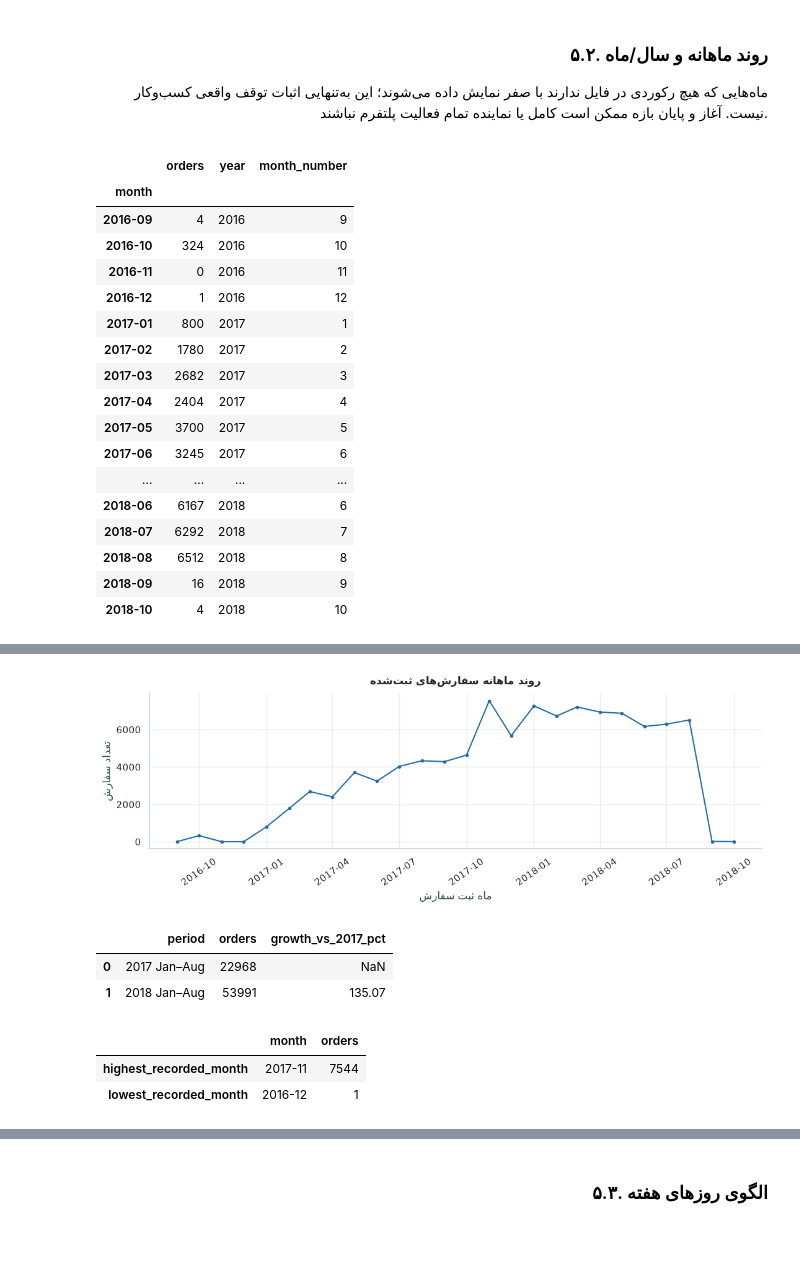
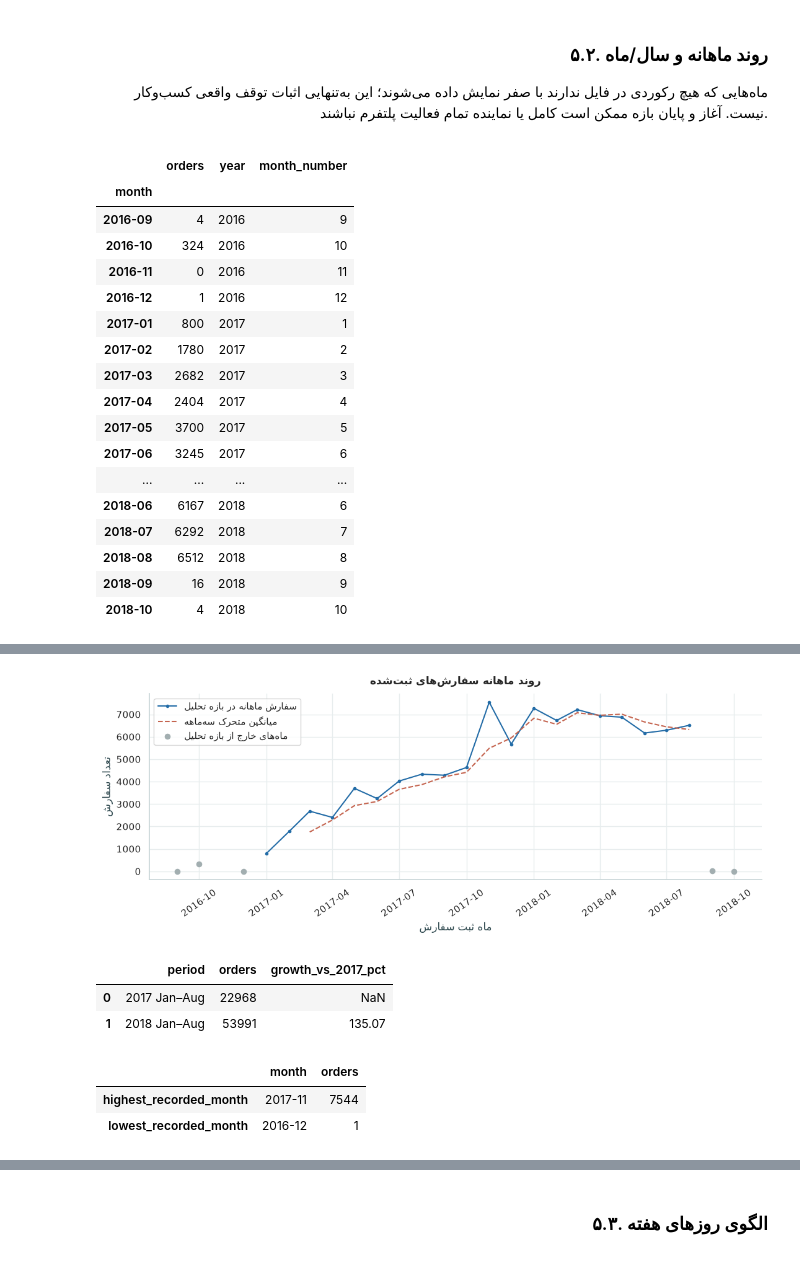
Before and after one commit to arashalidadi/olist-pro, a Jupyter notebook: olist_analysis.ipynb, the cells around one changed output, grey strips where cells are left out. Saved outputs shown, nothing was run; the diff lists cells and outputs as text; code cells hidden in the pictures.

```diff
--- a/olist_analysis.ipynb
+++ b/olist_analysis.ipynb
@@ -107,6 +107,7 @@ python -m pip install jupyter pandas numpy matplotlib "seaborn>=0.13" arabic-res
 from pathlib import Path
 
 import matplotlib
+from matplotlib import ft2font
 import numpy as np
 import pandas as pd
 import matplotlib.pyplot as plt
@@ -119,9 +120,9 @@ from bidi.algorithm import get_display
 
 def fa(text):
     text = str(text)
-    if Version(matplotlib.__version__) >= Version('3.11'):
+    if Version(matplotlib.__version__) >= Version('3.11') and getattr(ft2font, '__libraqm_version__', ''):
         return text
-    return get_display(arabic_reshaper.reshape(text))
+    return '\n'.join(get_display(arabic_reshaper.reshape(line)) for line in text.split('\n'))
 
 
 sns.set_theme(
@@ -703,10 +704,17 @@ monthly_table['month_number'] = monthly.index.month
 pivot_year_month = monthly_table.pivot_table(index='year', columns='month_number', values='orders', aggfunc='sum')
 display(monthly_table)
 display(pivot_year_month)
-fig, ax = plt.subplots(figsize=(11, 4))
-ax.plot(monthly.index.to_timestamp(), monthly.values, marker='o', markersize=3, color='#236ca7')
+core_months = monthly_observed.loc['2017-01':'2018-08']
+edge_months = monthly_observed.loc[~monthly_observed.index.isin(core_months.index)]
+fig, ax = plt.subplots(figsize=(11, 4.5))
+ax.plot(core_months.index.to_timestamp(), core_months, marker='o', markersize=3,
+        color='#236ca7', label=fa('سفارش ماهانه در بازه تحلیل'))
+ax.plot(core_months.index.to_timestamp(), core_months.rolling(3).mean(), ls='--',
+        color='#c56550', label=fa('میانگین متحرک سه‌ماهه'))
+ax.scatter(edge_months.index.to_timestamp(), edge_months, color='#a2aeb0', s=35,
+           label=fa('ماه‌های خارج از بازه تحلیل'), zorder=3)
 ax.set(title=fa('روند ماهانه سفارش‌های ثبت‌شده'), xlabel=fa('ماه ثبت سفارش'), ylabel=fa('تعداد سفارش'))
-plt.xticks(rotation=35); plt.tight_layout(); plt.show()
+ax.legend(loc='upper left'); plt.xticks(rotation=35); plt.tight_layout(); plt.show()
 jan_aug_2017 = int(monthly[(monthly.index.year == 2017) & (monthly.index.month <= 8)].sum())
 jan_aug_2018 = int(monthly[(monthly.index.year == 2018) & (monthly.index.month <= 8)].sum())
 comparable_growth = 100 * (jan_aug_2018 / jan_aug_2017 - 1) if jan_aug_2017 else np.nan
@@ -720,34 +728,34 @@ period_comparison = pd.DataFrame({
 })
 display(period_comparison)
 display(pd.DataFrame({
     'month': [str(peak_month), str(low_observed_month)],
     'orders': [monthly_observed.max(), monthly_observed.min()],
 }, index=['highest_recorded_month', 'lowest_recorded_month']))
 # %% [output]
 |  | orders | year | month_number |
 | month |  |  |  |
 | 2016-09 | 4 | 2016 | 9 |
 | 2016-10 | 324 | 2016 | 10 |
 | 2016-11 | 0 | 2016 | 11 |
 | 2016-12 | 1 | 2016 | 12 |
 | 2017-01 | 800 | 2017 | 1 |
 | 2017-02 | 1780 | 2017 | 2 |
 | 2017-03 | 2682 | 2017 | 3 |
 | 2017-04 | 2404 | 2017 | 4 |
 | 2017-05 | 3700 | 2017 | 5 |
 | 2017-06 | 3245 | 2017 | 6 |
 | ... | ... | ... | ... |
 | 2018-06 | 6167 | 2018 | 6 |
 | 2018-07 | 6292 | 2018 | 7 |
 | 2018-08 | 6512 | 2018 | 8 |
 | 2018-09 | 16 | 2018 | 9 |
 | 2018-10 | 4 | 2018 | 10 |
 | month_number | 1 | 2 | 3 | 4 | 5 | 6 | 7 | 8 | 9 | 10 | ... |
 | year |  |  |  |  |  |  |  |  |  |  | ... |
 | 2016 | NaN | NaN | NaN | NaN | NaN | NaN | NaN | NaN | 4.00 | 324.00 | ... |
 | 2017 | 800.00 | 1,780.00 | 2,682.00 | 2,404.00 | 3,700.00 | 3,245.00 | 4,026.00 | 4,331.00 | 4,285.00 | 4,631.00 | ... |
 | 2018 | 7,269.00 | 6,728.00 | 7,211.00 | 6,939.00 | 6,873.00 | 6,167.00 | 6,292.00 | 6,512.00 | 16.00 | 4.00 | ... |
-[figure, old version]
+[figure, new version]
 |  | period | orders | growth_vs_2017_pct |
 | 0 | 2017 Jan–Aug | 22968 | NaN |
 | 1 | 2018 Jan–Aug | 53991 | 135.07 |
```
Also changed, not shown: parts of 24 cells of this notebook, 1 other file.
